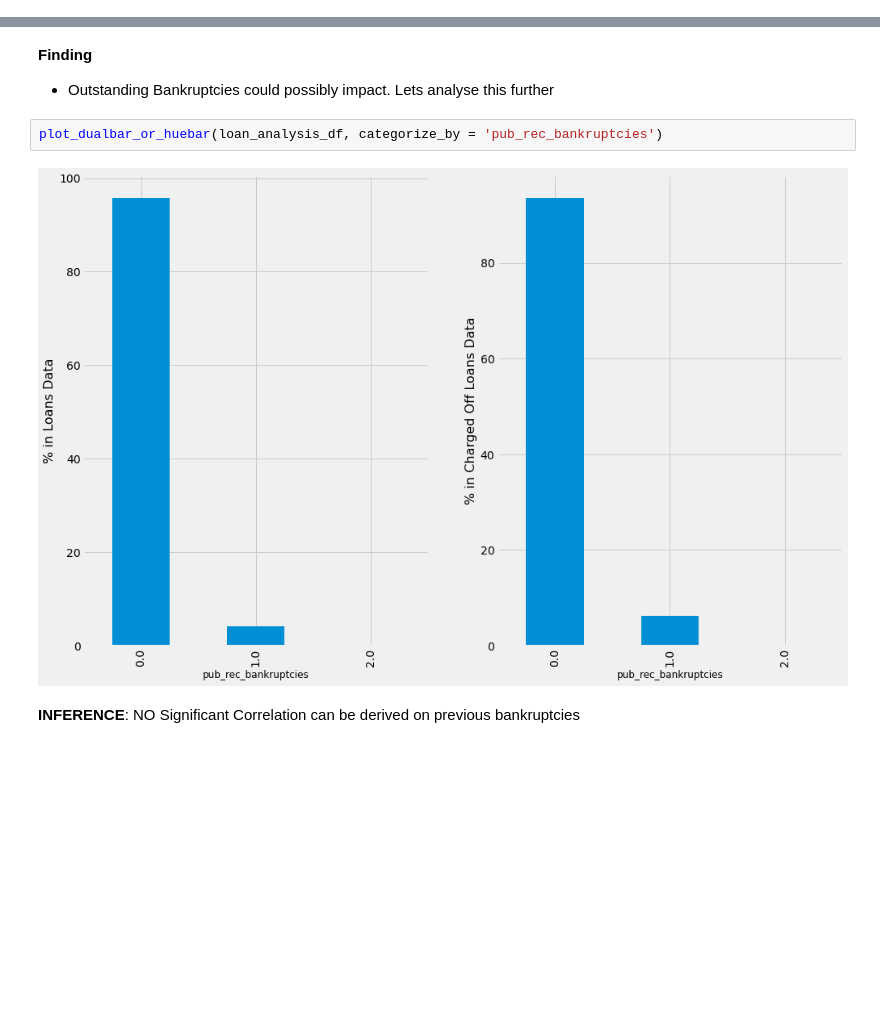
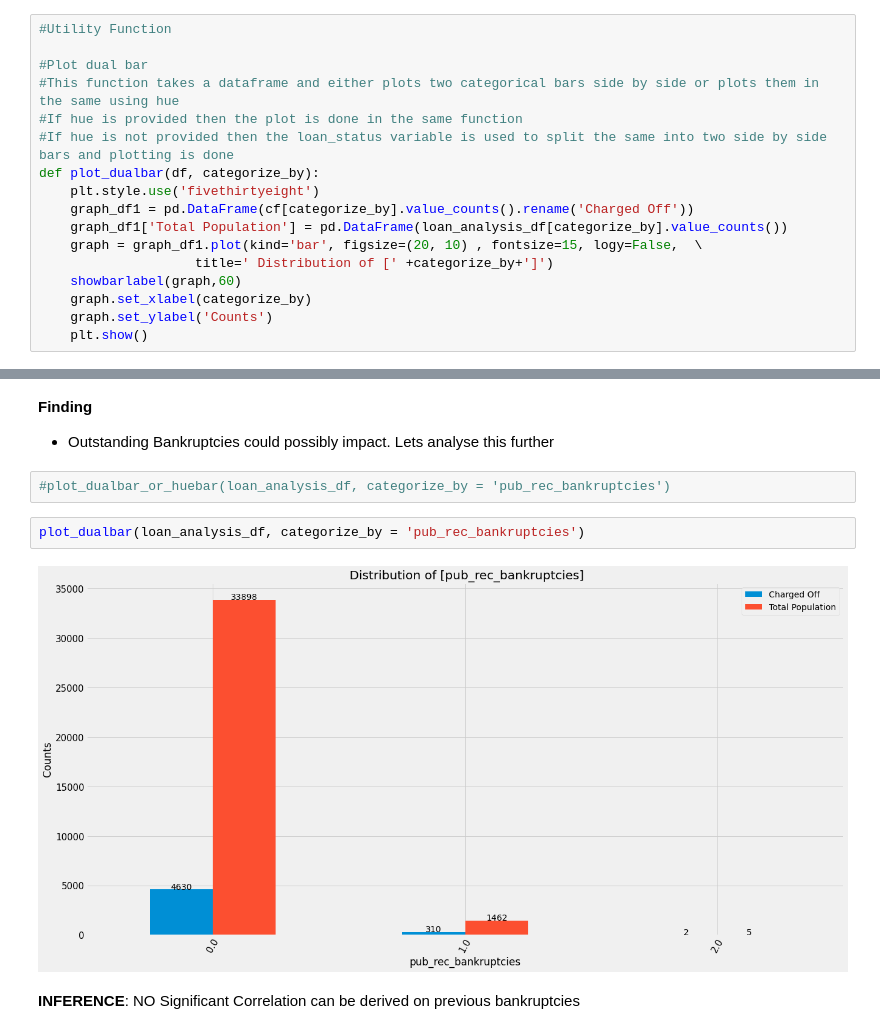
Before and after one commit to rramchan12/Lending-Club-EDA-CaseStudy, a Jupyter notebook: Lending_Club_EDA_Analysis.ipynb, the cells around one changed output, grey strips where cells are left out. Cells and saved outputs as stored; diff of their text form; blank space fills up the shorter version.

Commit message:
Added dual bar variable v loan status with count on the bar chart

```diff
--- a/Lending_Club_EDA_Analysis.ipynb
+++ b/Lending_Club_EDA_Analysis.ipynb
@@ -482,4 +467,21 @@ def plot_dualbar_or_huebar(df, categorize_by, hue=None, sortbyindex=False, title
         plt.show()
+# %%
+#Utility Function
+
+#Plot dual bar
+#This function takes a dataframe and either plots two categorical bars side by side or plots them in the same using hue
+#If hue is provided then the plot is done in the same function
+#If hue is not provided then the loan_status variable is used to split the same into two side by side bars and plotting is done
+def plot_dualbar(df, categorize_by):
+    plt.style.use('fivethirtyeight')
+    graph_df1 = pd.DataFrame(cf[categorize_by].value_counts().rename('Charged Off'))
+    graph_df1['Total Population'] = pd.DataFrame(loan_analysis_df[categorize_by].value_counts())
+    graph = graph_df1.plot(kind='bar', figsize=(20, 10) , fontsize=15, logy=False,  \
+                    title=' Distribution of [' +categorize_by+']')
+    showbarlabel(graph,60)
+    graph.set_xlabel(categorize_by)
+    graph.set_ylabel('Counts')
+    plt.show()
 # %%
 # Utility Function
 
@@ -747,10 +749,12 @@ dtype: int64
 # %% [markdown]
 **Finding**
 - Outstanding Bankruptcies could possibly impact. Lets analyse this further
+# %%
+#plot_dualbar_or_huebar(loan_analysis_df, categorize_by = 'pub_rec_bankruptcies')
 # %%
-plot_dualbar_or_huebar(loan_analysis_df, categorize_by = 'pub_rec_bankruptcies')
+plot_dualbar(loan_analysis_df, categorize_by = 'pub_rec_bankruptcies')
 # %% [output]
-[figure, old version]
+[figure, new version]
 # %% [markdown]
 **INFERENCE**: NO Significant Correlation can be derived on previous bankruptcies
 # %% [markdown]
```
Also changed, not shown: parts of 16 cells of this notebook.
